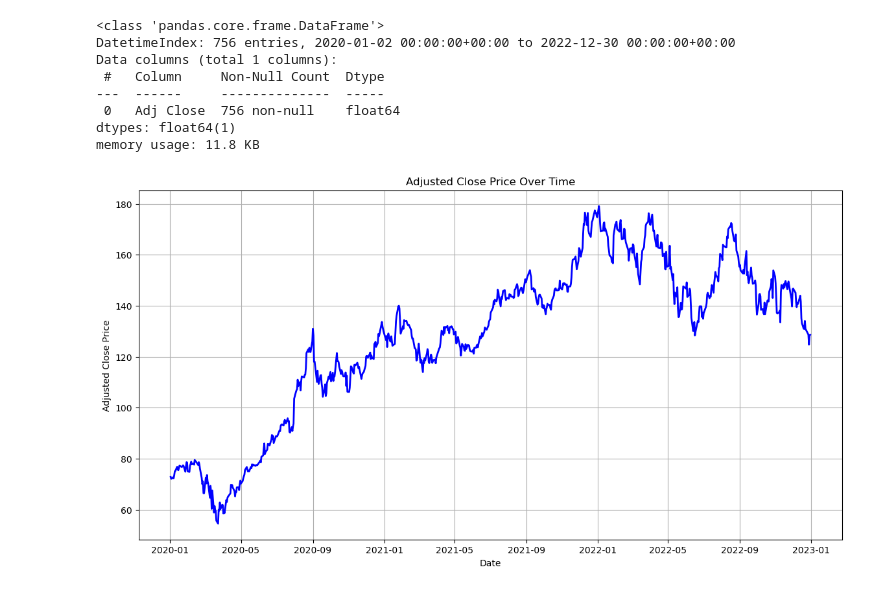
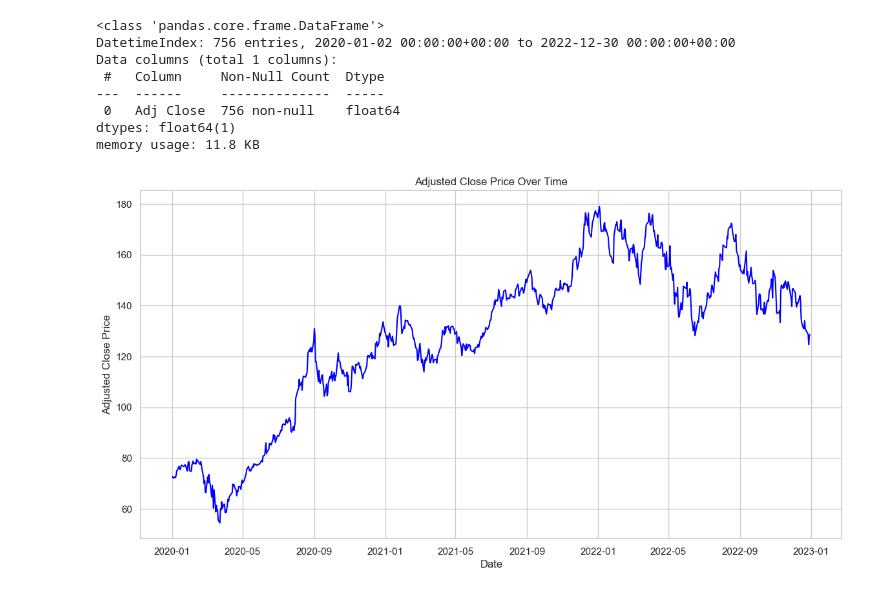
Before and after one commit to the-madhankumar/Stock_data, a Jupyter notebook: main.ipynb, the cells around one changed output. Drawn from its saved outputs; the diff is of its cells as text; code cells hidden in the pictures.

```diff
--- a/main.ipynb
+++ b/main.ipynb
@@ -58,12 +58,13 @@ Data columns (total 1 columns):
 dtypes: float64(1)
 memory usage: 11.8 KB
 # %%
+sns.set(style="whitegrid")
+
 plt.figure(figsize=(14, 7))
-plt.plot(df.index, df['Adj Close'], color='blue', linewidth=2)
+sns.lineplot(x=df.index, y='Adj Close', data=df, color='blue')
 plt.title('Adjusted Close Price Over Time')
 plt.xlabel('Date')
 plt.ylabel('Adjusted Close Price')
-plt.grid(True)
 plt.show()
 # %% [output]
-[figure, old version]
+[figure, new version]
```
